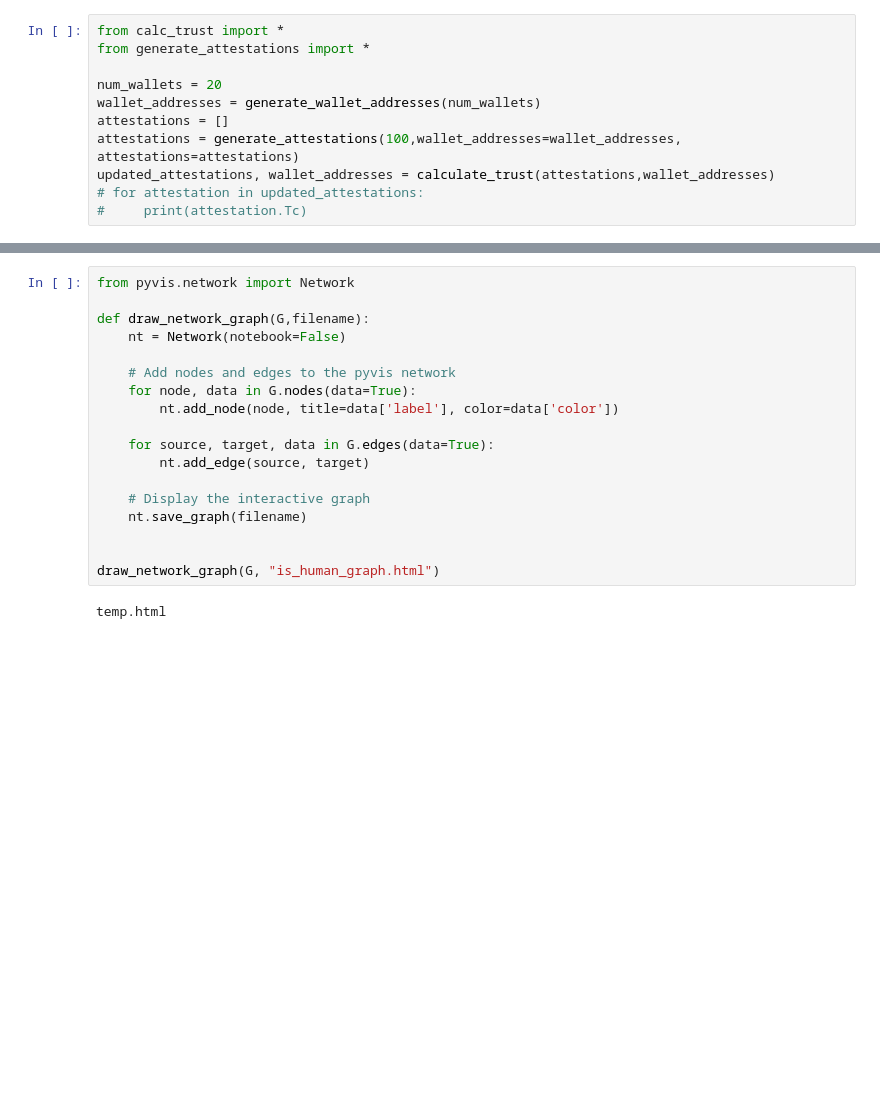
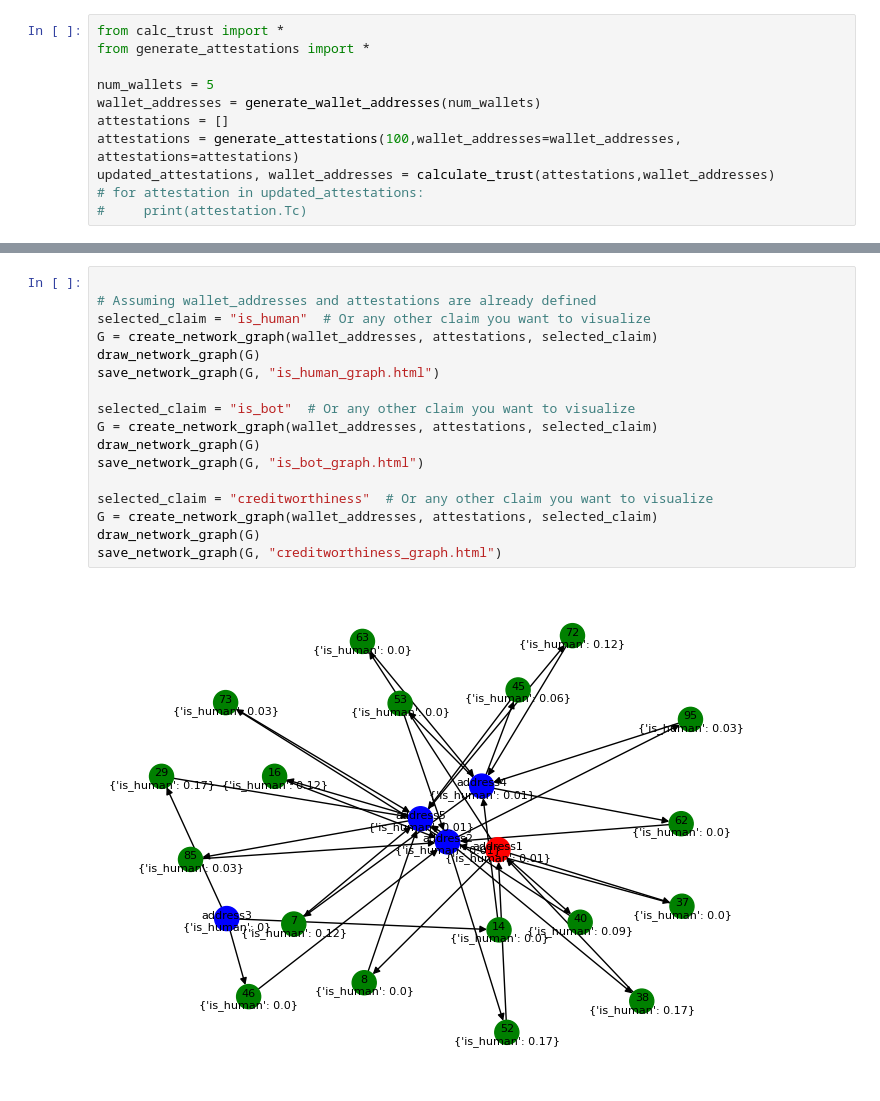
Before and after one commit to HarshilDave1/identityhackathon2023, a Jupyter notebook: testing_notebook.ipynb, the cells around one changed output, grey strips where cells are left out. Saved outputs shown, nothing was run; the diff lists cells and outputs as text; blank space fills up the shorter version.

Commit message:
update figures in notebook

```diff
--- a/testing_notebook.ipynb
+++ b/testing_notebook.ipynb
@@ -2,7 +2,7 @@
 from calc_trust import *
 from generate_attestations import *
 
-num_wallets = 20
+num_wallets = 5
 wallet_addresses = generate_wallet_addresses(num_wallets)
 attestations = []
 attestations = generate_attestations(100,wallet_addresses=wallet_addresses, attestations=attestations)
@@ -89,20 +79,19 @@ draw_network_graph(G)
-# %%
-from pyvis.network import Network
-
-def draw_network_graph(G,filename):
-    nt = Network(notebook=False)
-
-    # Add nodes and edges to the pyvis network
-    for node, data in G.nodes(data=True):
-        nt.add_node(node, title=data['label'], color=data['color'])
-
-    for source, target, data in G.edges(data=True):
-        nt.add_edge(source, target)
-
-    # Display the interactive graph
-    nt.save_graph(filename)
-
-
-draw_network_graph(G, "is_human_graph.html")
-# %% [output]
-temp.html
+# %%
+
+# Assuming wallet_addresses and attestations are already defined
+selected_claim = "is_human"  # Or any other claim you want to visualize
+G = create_network_graph(wallet_addresses, attestations, selected_claim)
+draw_network_graph(G)
+save_network_graph(G, "is_human_graph.html")
+
+selected_claim = "is_bot"  # Or any other claim you want to visualize
+G = create_network_graph(wallet_addresses, attestations, selected_claim)
+draw_network_graph(G)
+save_network_graph(G, "is_bot_graph.html")
+
+selected_claim = "creditworthiness"  # Or any other claim you want to visualize
+G = create_network_graph(wallet_addresses, attestations, selected_claim)
+draw_network_graph(G)
+save_network_graph(G, "creditworthiness_graph.html")
+# %% [output]
+[figure, added]
```
Also changed, not shown: parts of 4 cells of this notebook, 3 other files.
